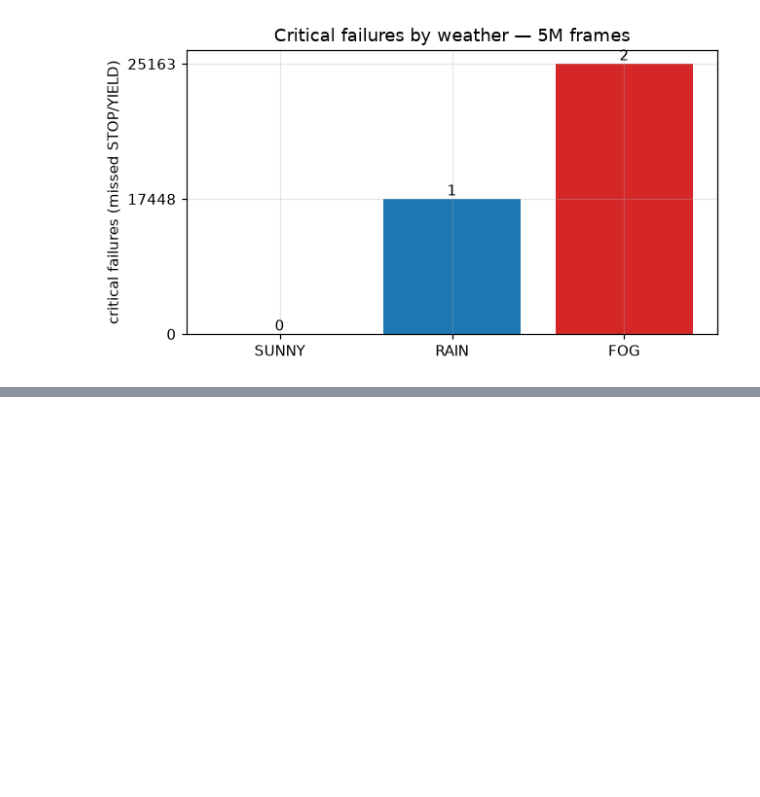
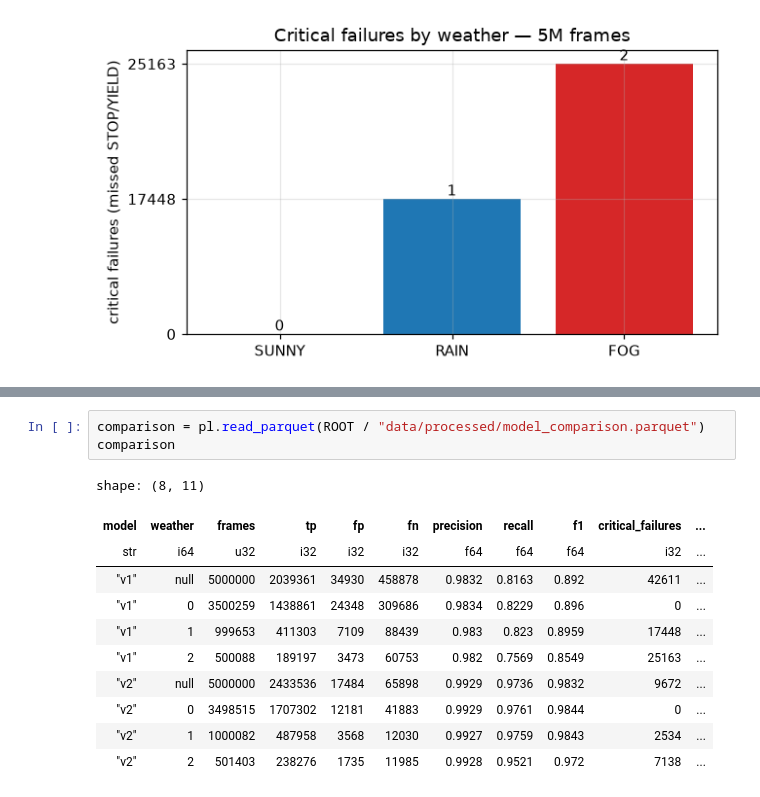
Before and after one commit to sepawid/av-portfolio, a Jupyter notebook: notebooks/exploration.ipynb, the cells around one changed output, grey strips where cells are left out. Cells and saved outputs as stored; diff of their text form; blank space fills up the shorter version.

```diff
--- a/notebooks/exploration.ipynb
+++ b/notebooks/exploration.ipynb
@@ -335,0 +346,15 @@ plt.show()
+# %%
+comparison = pl.read_parquet(ROOT / "data/processed/model_comparison.parquet")
+comparison
+# %% [output]
+shape: (8, 11)
+| model | weather | frames | tp | fp | fn | precision | recall | f1 | critical_failures | ... |
+| str | i64 | u32 | i32 | i32 | i32 | f64 | f64 | f64 | i32 | ... |
+| "v1" | null | 5000000 | 2039361 | 34930 | 458878 | 0.9832 | 0.8163 | 0.892 | 42611 | ... |
+| "v1" | 0 | 3500259 | 1438861 | 24348 | 309686 | 0.9834 | 0.8229 | 0.896 | 0 | ... |
+| "v1" | 1 | 999653 | 411303 | 7109 | 88439 | 0.983 | 0.823 | 0.8959 | 17448 | ... |
+| "v1" | 2 | 500088 | 189197 | 3473 | 60753 | 0.982 | 0.7569 | 0.8549 | 25163 | ... |
+| "v2" | null | 5000000 | 2433536 | 17484 | 65898 | 0.9929 | 0.9736 | 0.9832 | 9672 | ... |
+| "v2" | 0 | 3498515 | 1707302 | 12181 | 41883 | 0.9929 | 0.9761 | 0.9844 | 0 | ... |
+| "v2" | 1 | 1000082 | 487958 | 3568 | 12030 | 0.9927 | 0.9759 | 0.9843 | 2534 | ... |
+| "v2" | 2 | 501403 | 238276 | 1735 | 11985 | 0.9928 | 0.9521 | 0.972 | 7138 | ... |
```
Also changed, not shown: parts of 3 cells of this notebook, 5 other files.
